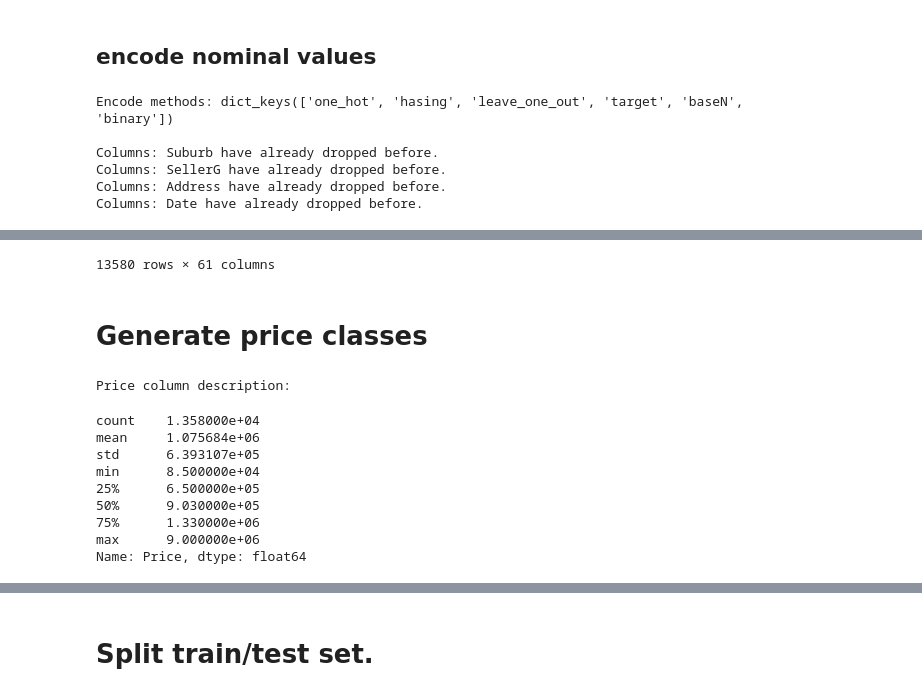
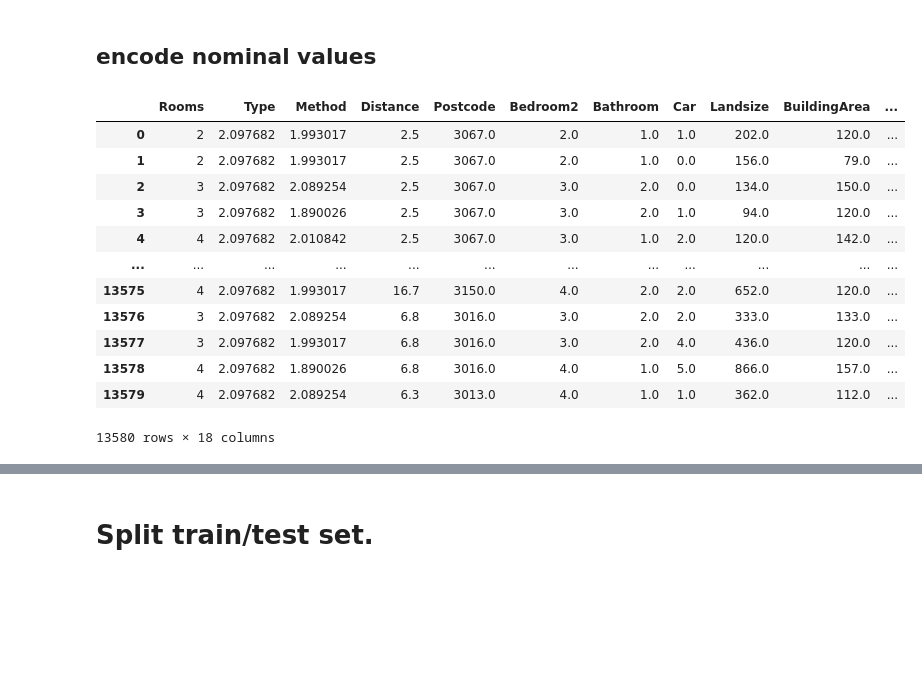
Before and after one commit to gladcolor/Housing_RandomForest, a Jupyter notebook: CSCE822_HW1.ipynb, the cells around one changed output, grey strips where cells are left out. Saved outputs shown, nothing was run; the diff lists cells and outputs as text; code cells hidden in the pictures; blank space fills up the shorter version.

```diff
--- a/CSCE822_HW1.ipynb
+++ b/CSCE822_HW1.ipynb
@@ -295,20 +342,27 @@ Column    Regionname has     8 unique values.
 # %%
 import category_encoders as ce
 
 ENCODING_COLUMNS = ['CouncilArea', 'Regionname', 'Type', 'Method']
 
-DROPPED_COLUMNS = ['Suburb', 'SellerG', 'Address', 'Date']
+DROPPED_COLUMNS = ['Suburb', 'SellerG', 'Address', 'Date', 'Price']
 
 # DROPPED_COLUMNS = ['Suburb', 'SellerG', 'Address', 'delta_days']
 
 
-encoded_df = encoder_nominals(imputed_df, encode_method='target')
+encoded_df = encoder_nominals(imputed_df, encode_method='target')#.drop(columns=['Price'])
 
 encoded_df
 # %% [output]
+|  | Rooms | Type | Method | Distance | Postcode | Bedroom2 | Bathroom | Car | Landsize | BuildingArea | ... |
+| 0 | 2 | 2.097682 | 1.993017 | 2.5 | 3067.0 | 2.0 | 1.0 | 1.0 | 202.0 | 120.0 | ... |
+| 1 | 2 | 2.097682 | 1.993017 | 2.5 | 3067.0 | 2.0 | 1.0 | 0.0 | 156.0 | 79.0 | ... |
+| 2 | 3 | 2.097682 | 2.089254 | 2.5 | 3067.0 | 3.0 | 2.0 | 0.0 | 134.0 | 150.0 | ... |
+| 3 | 3 | 2.097682 | 1.890026 | 2.5 | 3067.0 | 3.0 | 2.0 | 1.0 | 94.0 | 120.0 | ... |
+| 4 | 4 | 2.097682 | 2.010842 | 2.5 | 3067.0 | 3.0 | 1.0 | 2.0 | 120.0 | 142.0 | ... |
+| ... | ... | ... | ... | ... | ... | ... | ... | ... | ... | ... | ... |
+| 13575 | 4 | 2.097682 | 1.993017 | 16.7 | 3150.0 | 4.0 | 2.0 | 2.0 | 652.0 | 120.0 | ... |
+| 13576 | 3 | 2.097682 | 2.089254 | 6.8 | 3016.0 | 3.0 | 2.0 | 2.0 | 333.0 | 133.0 | ... |
+| 13577 | 3 | 2.097682 | 1.993017 | 6.8 | 3016.0 | 3.0 | 2.0 | 4.0 | 436.0 | 120.0 | ... |
+| 13578 | 4 | 2.097682 | 1.890026 | 6.8 | 3016.0 | 4.0 | 1.0 | 5.0 | 866.0 | 157.0 | ... |
+| 13579 | 4 | 2.097682 | 2.089254 | 6.3 | 3013.0 | 4.0 | 1.0 | 1.0 | 362.0 | 112.0 | ... |
-Encode methods: dict_keys(['one_hot', 'hasing', 'leave_one_out', 'target', 'baseN', 'binary'])
-
-Columns: Suburb have already dropped before.
-Columns: SellerG have already dropped before.
-Columns: Address have already dropped before.
-Columns: Date have already dropped before.
+13580 rows × 18 columns
@@ -327,17 +368,0 @@ Columns: Date have already dropped before.
-13580 rows × 61 columns
-# %% [markdown]
-# Generate price classes
-# %%
-print("Price column description: \n")
-encoded_df['Price'].describe()
-# %% [output]
-Price column description:
-count    1.358000e+04
-mean     1.075684e+06
-std      6.393107e+05
-min      8.500000e+04
-25%      6.500000e+05
-50%      9.030000e+05
-75%      1.330000e+06
-max      9.000000e+06
-Name: Price, dtype: float64
```
Also changed, not shown: parts of 18 cells of this notebook.
